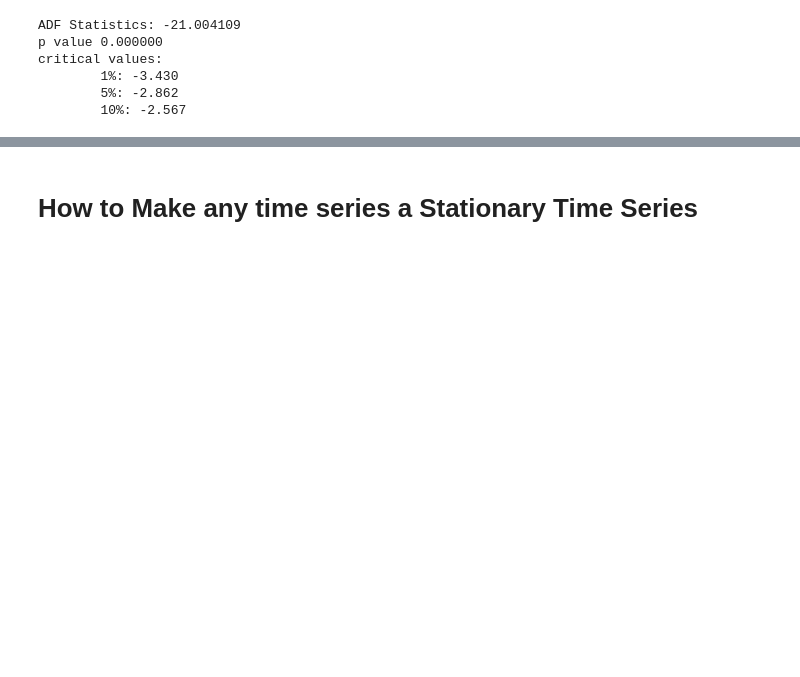
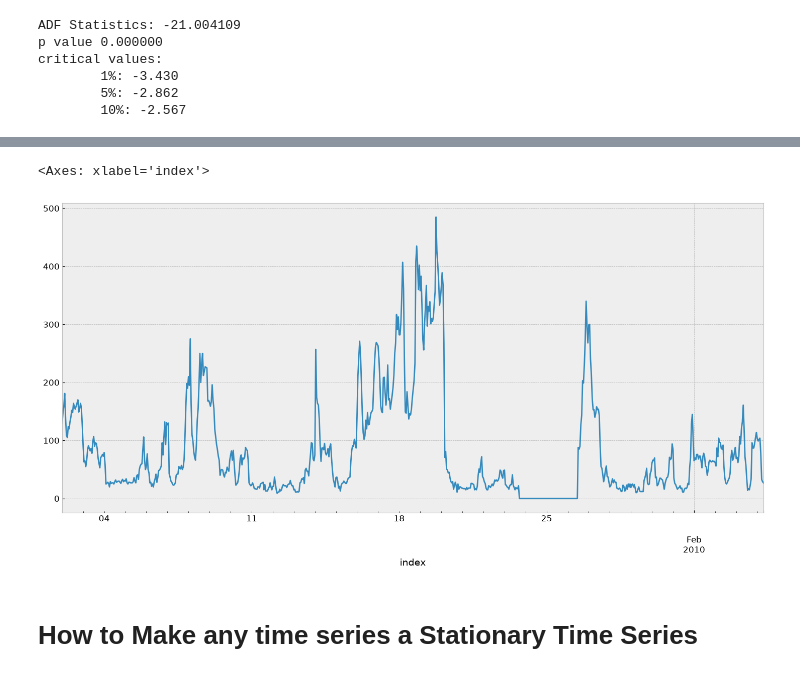
Before and after one commit to Chefi/A-Practical-Approach-to-Timeseries-Forecasting-using-Python, a Jupyter notebook: Data Processing for Time Series.ipynb, the cells around one changed output, grey strips where cells are left out. Drawn from its saved outputs; the diff is of its cells as text; code cells hidden in the pictures; blank space fills up the shorter version.

```diff
--- a/Data Processing for Time Series.ipynb
+++ b/Data Processing for Time Series.ipynb
@@ -587,3 +592,8 @@ critical values:
+# %%
+air_pollution['pollution_today'][:800].plot()
+# %% [output]
+<Axes: xlabel='index'>
+[figure, added]
 # %% [markdown]
 # How to Make any time series a Stationary Time Series
 # %%
```
Also changed, not shown: parts of 1 cell of this notebook, 2 other files.
